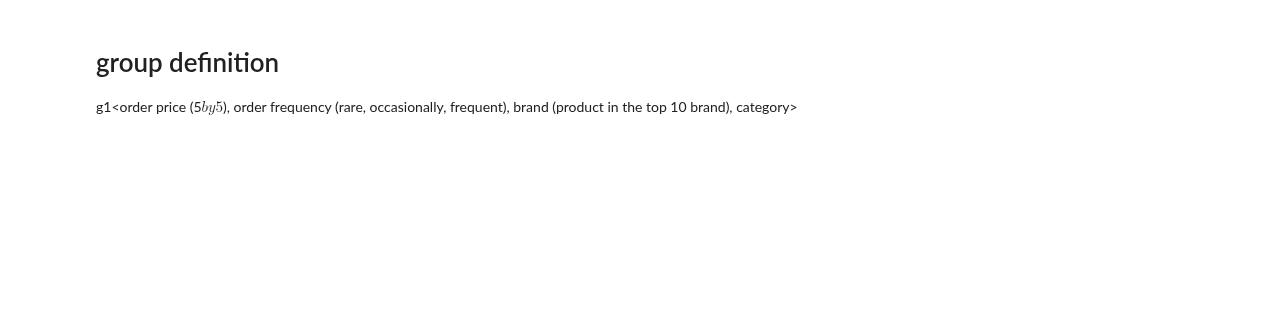
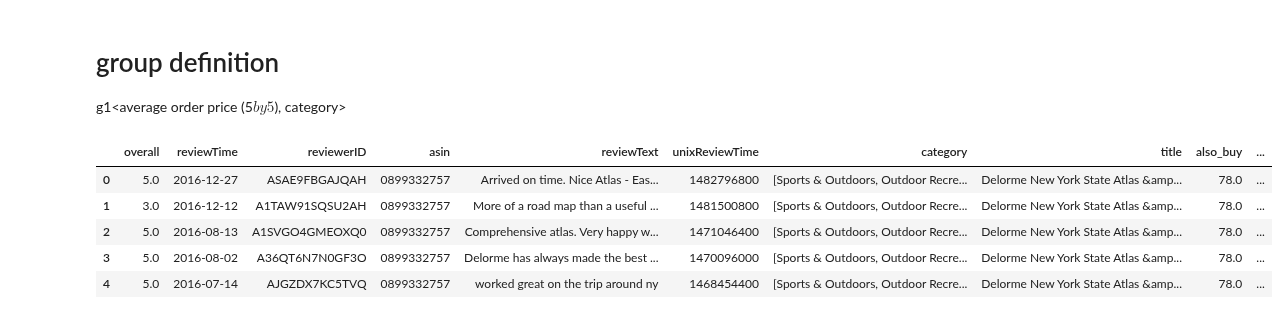
Before and after one commit to ElouanV/amazon_eda, a Jupyter notebook: notebooks/partie3.ipynb, the cells around one changed output. Saved outputs shown, nothing was run; the diff lists cells and outputs as text; code cells hidden in the pictures; blank space fills up the shorter version.

```diff
--- a/notebooks/partie3.ipynb
+++ b/notebooks/partie3.ipynb
@@ -50,4 +40,18 @@ meta.head(10)
 # %% [markdown]
 # group definition
 
-g1<order price (5$ by 5$), order frequency (rare, occasionally, frequent), brand (product in the top 10 brand), category>
+g1<average order price (5$ by 5$), category>
+# %%
+# count number of order for each reviewer
+df = df.join(meta.set_index('asin'), on='asin')
+df['nb_order'] = df.groupby('reviewerID')['reviewerID'].transform('count')
+# make average price for each reviewer
+df['avg_price'] = df.groupby('reviewerID')['price'].transform('mean')
+df.head()
+# %% [output]
+|  | overall | reviewTime | reviewerID | asin | reviewText | unixReviewTime | category | title | also_buy | ... |
+| 0 | 5.0 | 2016-12-27 | ASAE9FBGAJQAH | 0899332757 | Arrived on time. Nice Atlas - Eas... | 1482796800 | [Sports & Outdoors, Outdoor Recre... | Delorme New York State Atlas &amp... | 78.0 | ... |
+| 1 | 3.0 | 2016-12-12 | A1TAW91SQSU2AH | 0899332757 | More of a road map than a useful ... | 1481500800 | [Sports & Outdoors, Outdoor Recre... | Delorme New York State Atlas &amp... | 78.0 | ... |
+| 2 | 5.0 | 2016-08-13 | A1SVGO4GMEOXQ0 | 0899332757 | Comprehensive atlas. Very happy w... | 1471046400 | [Sports & Outdoors, Outdoor Recre... | Delorme New York State Atlas &amp... | 78.0 | ... |
+| 3 | 5.0 | 2016-08-02 | A36QT6N7N0GF3O | 0899332757 | Delorme has always made the best ... | 1470096000 | [Sports & Outdoors, Outdoor Recre... | Delorme New York State Atlas &amp... | 78.0 | ... |
+| 4 | 5.0 | 2016-07-14 | AJGZDX7KC5TVQ | 0899332757 | worked great on the trip around ny | 1468454400 | [Sports & Outdoors, Outdoor Recre... | Delorme New York State Atlas &amp... | 78.0 | ... |
```
Also changed, not shown: parts of 13 cells of this notebook.
